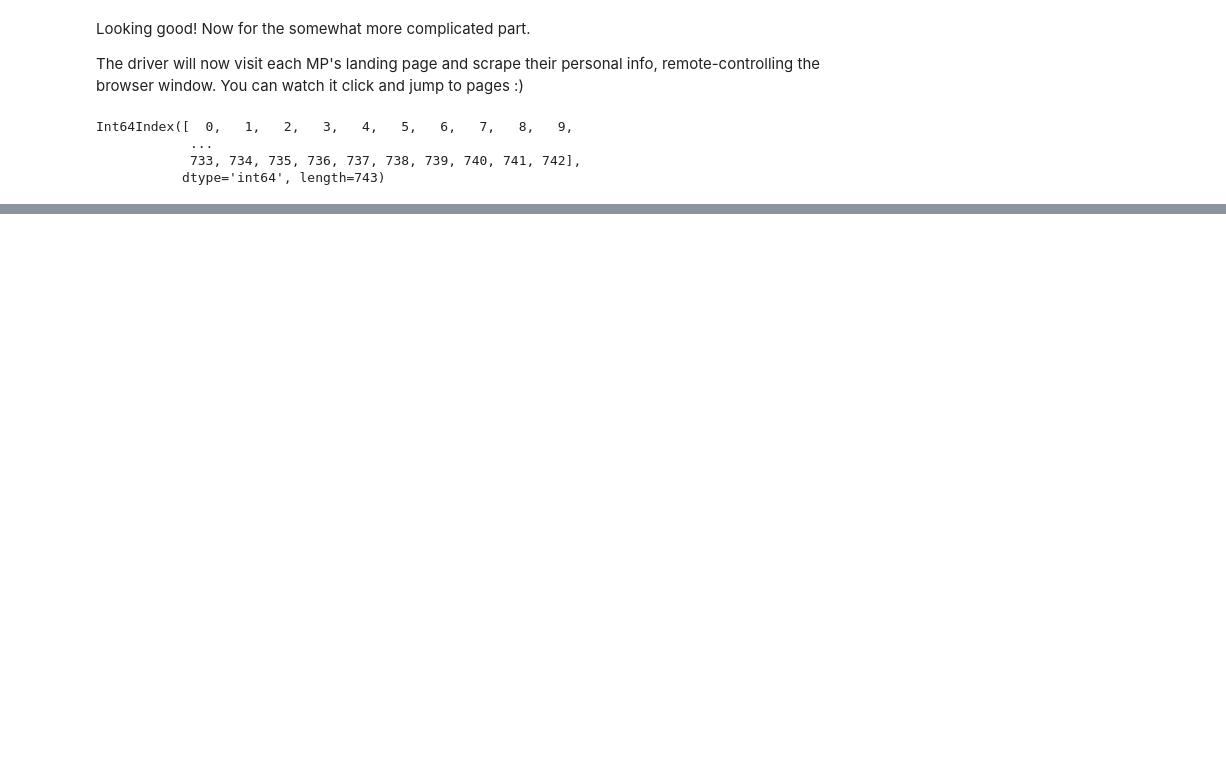
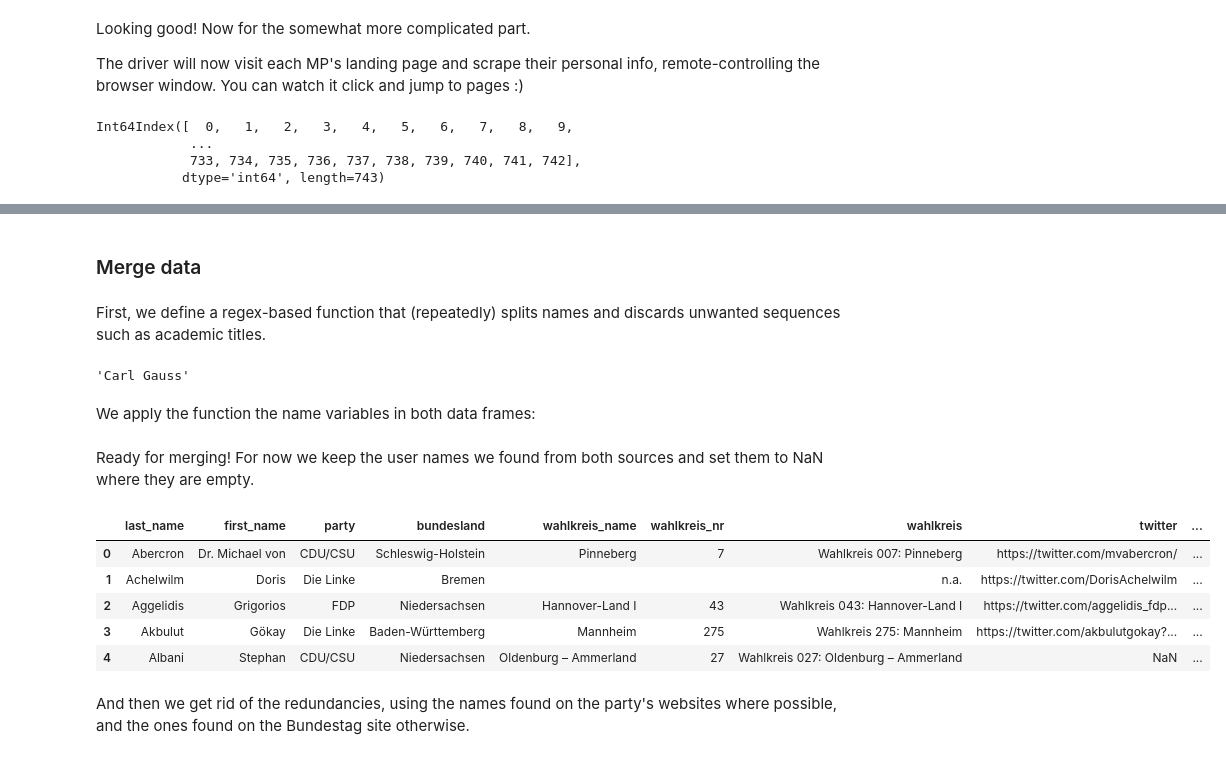
Before and after one commit to lisa-wm/consulting, a Jupyter notebook: 1_scraping/scripts_python/scraping_python.ipynb, the cells around one changed output, grey strips where cells are left out. Saved outputs shown, nothing was run; the diff lists cells and outputs as text; code cells hidden in the pictures; blank space fills up the shorter version.

```diff
--- a/1_scraping/scripts_python/scraping_python.ipynb
+++ b/1_scraping/scripts_python/scraping_python.ipynb
@@ -214,0 +415,4 @@ ctypes.windll.user32.MessageBoxW(0, "MP data successfully scraped", "Progress Re
+# %% [markdown]
+### Merge data
+# %% [markdown]
+First, we define a regex-based function that (repeatedly) splits names and discards unwanted sequences such as academic titles.
@@ -214,0 +455,49 @@ ctypes.windll.user32.MessageBoxW(0, "MP data successfully scraped", "Progress Re
+# %%
+# Check whether it works
+name_prep(name = 'Prof. Dr. Dr. rer. nat. Carl Friedrich Gauss')
+# %% [output]
+'Carl Gauss'
+# %% [markdown]
+We apply the function the name variables in both data frames:
+# %%
+# Prepare MP names from Twitter df for name-based matching
+twitter_df['name_matching'] = twitter_df['name'].apply(name_prep, twitter = True)
+# %%
+# Prepare MP names from MP df for name-based matching
+abg_df['name_matching'] = abg_df['first_name'].apply(name_prep) + ' ' + \
+abg_df['last_name'].apply(name_prep)
+# %% [markdown]
+Ready for merging! For now we keep the user names we found from both sources and set them to NaN where they are empty.
+# %%
+# Merge Twitter df and MP df
+
+abg_twitter_df = pd.merge(
+    abg_df,
+    twitter_df[['name_matching', 'twitter_ext']],
+    how = 'left',
+    left_on = 'name_matching',
+    right_on = 'name_matching'
+)
+
+abg_twitter_df['twitter'] = np.where(
+    abg_twitter_df['twitter'] != '',
+    abg_twitter_df['twitter'],
+    np.nan
+)
+
+abg_twitter_df['twitter_ext'] = np.where(
+    abg_twitter_df['twitter_ext'] != '',
+    abg_twitter_df['twitter_ext'],
+    np.nan
+)
+# %%
+abg_twitter_df.head()
+# %% [output]
+|  | last_name | first_name | party | bundesland | wahlkreis_name | wahlkreis_nr | wahlkreis | twitter | ... |
+| 0 | Abercron | Dr. Michael von | CDU/CSU | Schleswig-Holstein | Pinneberg | 7 | Wahlkreis 007: Pinneberg | https://twitter.com/mvabercron/ | ... |
+| 1 | Achelwilm | Doris | Die Linke | Bremen |  |  | n.a. | https://twitter.com/DorisAchelwilm | ... |
+| 2 | Aggelidis | Grigorios | FDP | Niedersachsen | Hannover-Land I | 43 | Wahlkreis 043: Hannover-Land I | https://twitter.com/aggelidis_fdp... | ... |
+| 3 | Akbulut | Gökay | Die Linke | Baden-Württemberg | Mannheim | 275 | Wahlkreis 275: Mannheim | https://twitter.com/akbulutgokay?... | ... |
+| 4 | Albani | Stephan | CDU/CSU | Niedersachsen | Oldenburg – Ammerland | 27 | Wahlkreis 027: Oldenburg – Ammerland | NaN | ... |
+# %% [markdown]
+And then we get rid of the redundancies, using the names found on the party's websites where possible, and the ones found on the Bundestag site otherwise.
```
Also changed, not shown: parts of 38 cells of this notebook, 1 other file.
